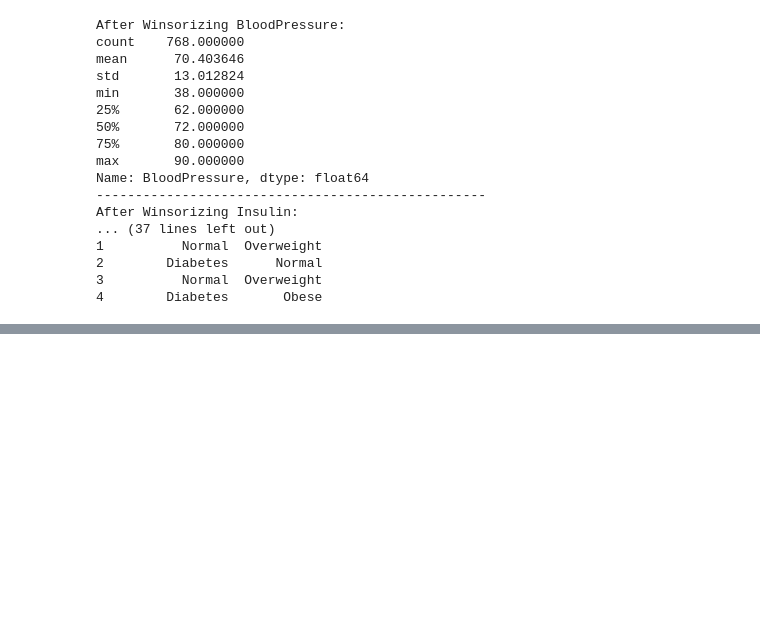
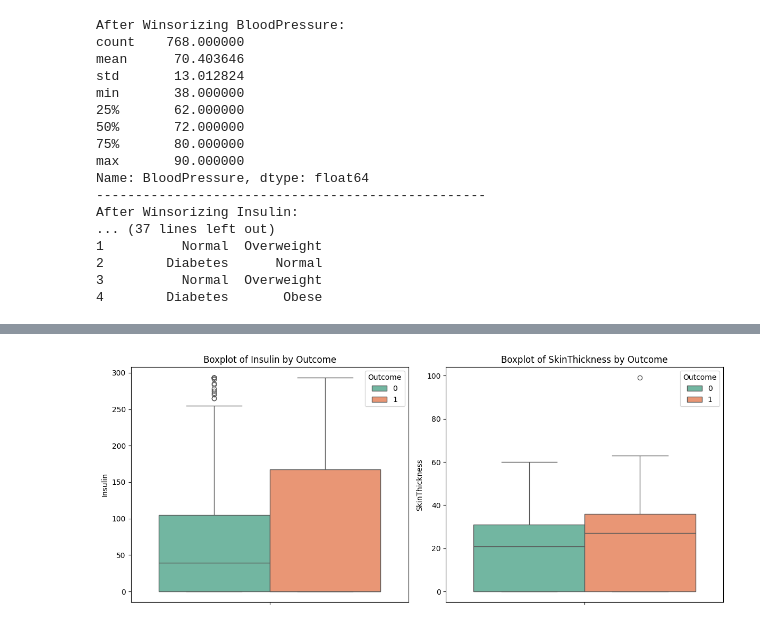
Before and after one commit to Ekuaappiah/pima-diabetes-predictor, a Jupyter notebook: notebooks/01_data_exploration.ipynb-Copy1.ipynb, the cells around one changed output, grey strips where cells are left out. Saved outputs shown, nothing was run; the diff lists cells and outputs as text; code cells hidden in the pictures; blank space fills up the shorter version.

```diff
--- a/notebooks/01_data_exploration.ipynb-Copy1.ipynb
+++ b/notebooks/01_data_exploration.ipynb-Copy1.ipynb
@@ -326,0 +361,22 @@ After Winsorizing Insulin:
+# %%
+plt.figure(figsize=(12, 5))
+
+# Choose a clean color palette
+palette = sns.color_palette('Set2')
+
+plt.subplot(1, 2, 1)
+sns.boxplot(data=df, y='Insulin', hue='Outcome', palette=palette)
+plt.title('Boxplot of Insulin by Outcome')
+plt.ylabel('Insulin')
+plt.xlabel('')
+
+plt.subplot(1, 2, 2)
+sns.boxplot(data=df, y='SkinThickness', hue='Outcome', palette=palette)
+plt.title('Boxplot of SkinThickness by Outcome')
+plt.ylabel('SkinThickness')
+plt.xlabel('')
+
+plt.tight_layout()
+plt.show()
+# %% [output]
+[figure, added]
```
Also changed, not shown: parts of 2 cells of this notebook, 3 other files.
